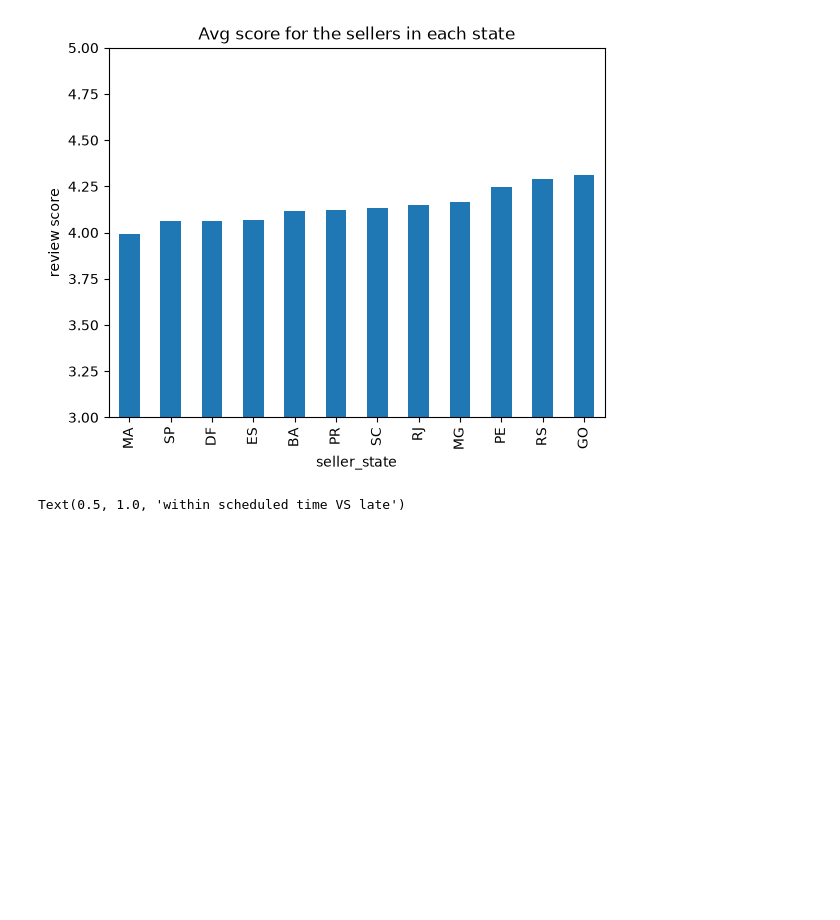
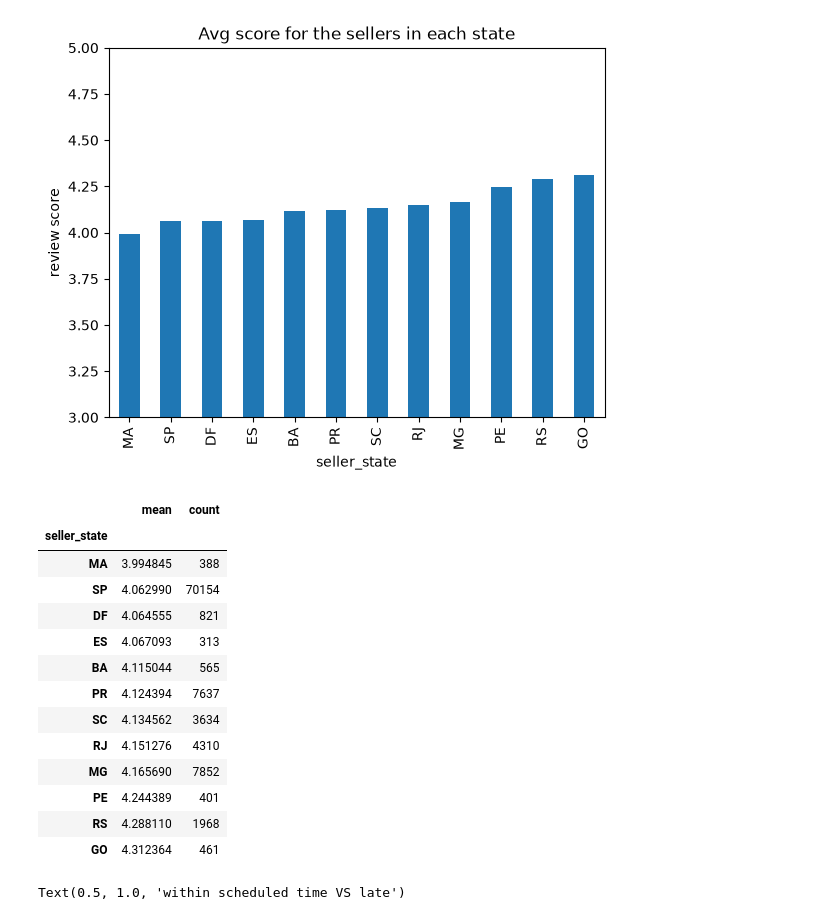
Before and after one commit to Sired1m/data_sprint_olist_G1, a Jupyter notebook: Untitled.ipynb, the cells around one changed output. Cells and saved outputs as stored; diff of their text form; code cells hidden in the pictures; blank space fills up the shorter version.

```diff
--- a/Untitled.ipynb
+++ b/Untitled.ipynb
@@ -644,6 +644,23 @@ q3.set_ylabel("review score")
 # %% [output]
 Text(0, 0.5, 'review score')
 [figure]
+# %%
+q3df
+# %% [output]
+|  | mean | count |
+| seller_state |  |  |
+| MA | 3.994845 | 388 |
+| SP | 4.062990 | 70154 |
+| DF | 4.064555 | 821 |
+| ES | 4.067093 | 313 |
+| BA | 4.115044 | 565 |
+| PR | 4.124394 | 7637 |
+| SC | 4.134562 | 3634 |
+| RJ | 4.151276 | 4310 |
+| MG | 4.165690 | 7852 |
+| PE | 4.244389 | 401 |
+| RS | 4.288110 | 1968 |
+| GO | 4.312364 | 461 |
 # %%
 q5df = reviews.merge(orders, on="order_id")
 q5df = q5df[q5df["order_status"] == "delivered"].copy()
```
Also changed, not shown: parts of 4 cells of this notebook, 2 other files.
